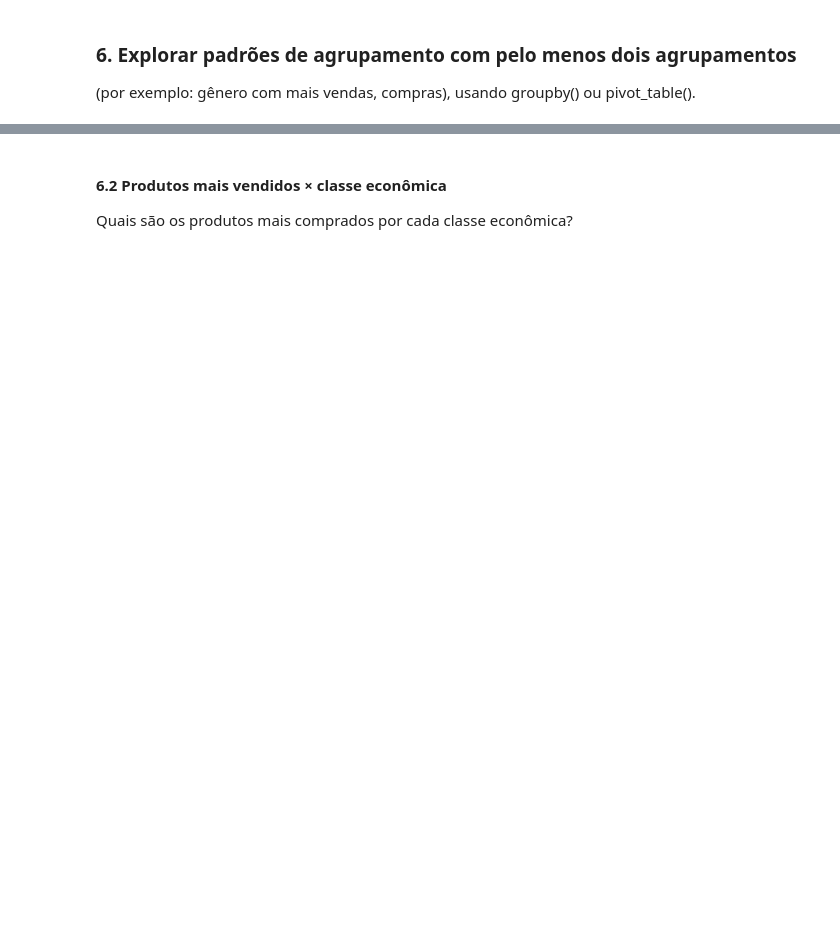
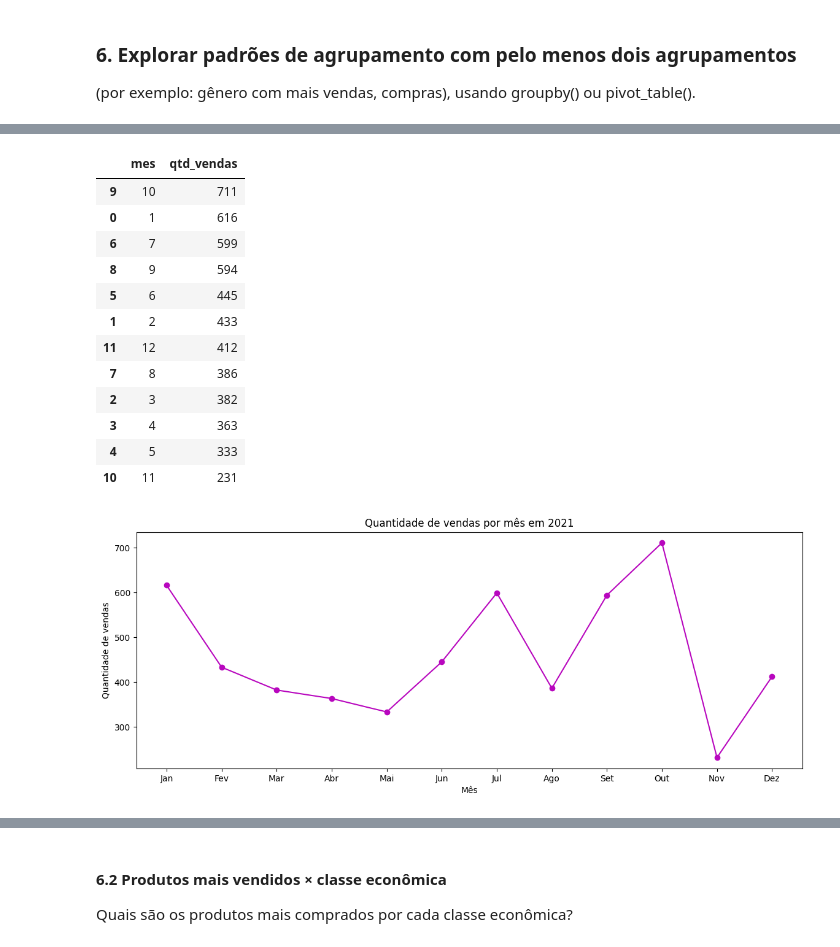
Before and after one commit to laisalegri/miniprojeto, a Jupyter notebook: miniprojeto_lais.ipynb, the cells around one changed output, grey strips where cells are left out. Cells and saved outputs as stored; diff of their text form; code cells hidden in the pictures; blank space fills up the shorter version.

```diff
--- a/miniprojeto_lais.ipynb
+++ b/miniprojeto_lais.ipynb
@@ -469,0 +492,52 @@ plt.show()
+# %%
+# Vendas por mês no ano de 2021
+
+vendas_por_mes_2021 = (
+    vendas_renomeado[vendas_renomeado["data_compra"].dt.year == 2021]
+    .groupby(vendas_renomeado["data_compra"].dt.month)["nota_fiscal"]
+    .nunique()
+    .reset_index(name="qtd_vendas")
+)
+
+vendas_por_mes_2021.columns = ["mes", "qtd_vendas"]
+
+display(vendas_por_mes_2021.sort_values(by= "qtd_vendas", ascending=False))
+
+# Gráfico
+meses = [
+    "Jan", "Fev", "Mar", "Abr", "Mai", "Jun",
+    "Jul", "Ago", "Set", "Out", "Nov", "Dez"
+]
+
+fig, ax = plt.subplots(figsize=(14, 5))
+
+ax.plot(
+    vendas_por_mes_2021["mes"],
+    vendas_por_mes_2021["qtd_vendas"],
+    color="#B807BE",
+    marker="o",
+)
+
+ax.set_title("Quantidade de vendas por mês em 2021")
+ax.set_xlabel("Mês")
+ax.set_ylabel("Quantidade de vendas")
+
+ax.set_xticks(range(1, 13))
+ax.set_xticklabels(meses)
+
+plt.show()
+# %% [output]
+|  | mes | qtd_vendas |
+| 9 | 10 | 711 |
+| 0 | 1 | 616 |
+| 6 | 7 | 599 |
+| 8 | 9 | 594 |
+| 5 | 6 | 445 |
+| 1 | 2 | 433 |
+| 11 | 12 | 412 |
+| 7 | 8 | 386 |
+| 2 | 3 | 382 |
+| 3 | 4 | 363 |
+| 4 | 5 | 333 |
+| 10 | 11 | 231 |
+[figure, added]
```
Also changed, not shown: parts of 31 cells of this notebook, 1 other file.
